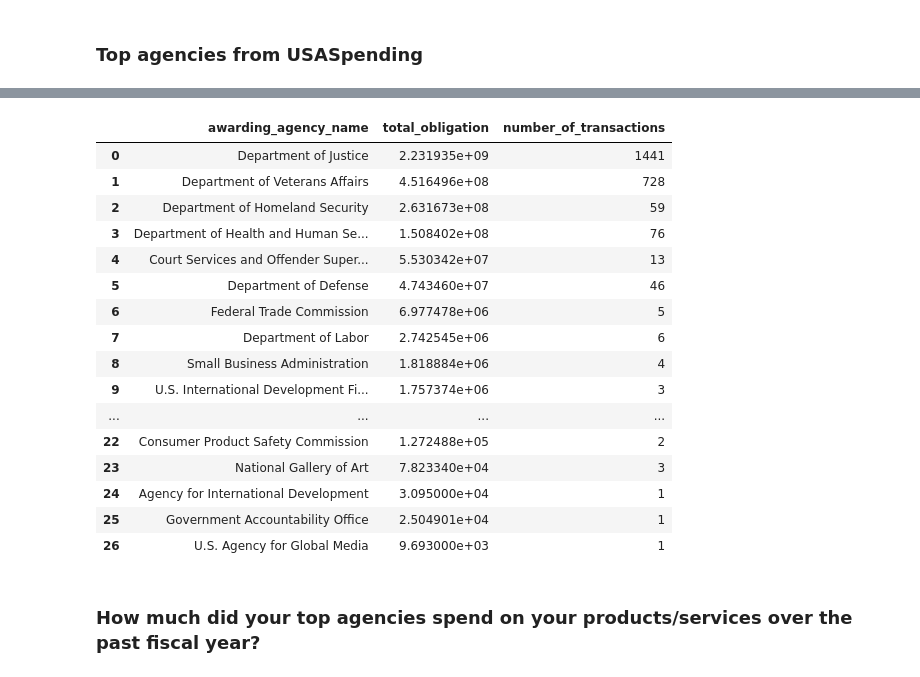
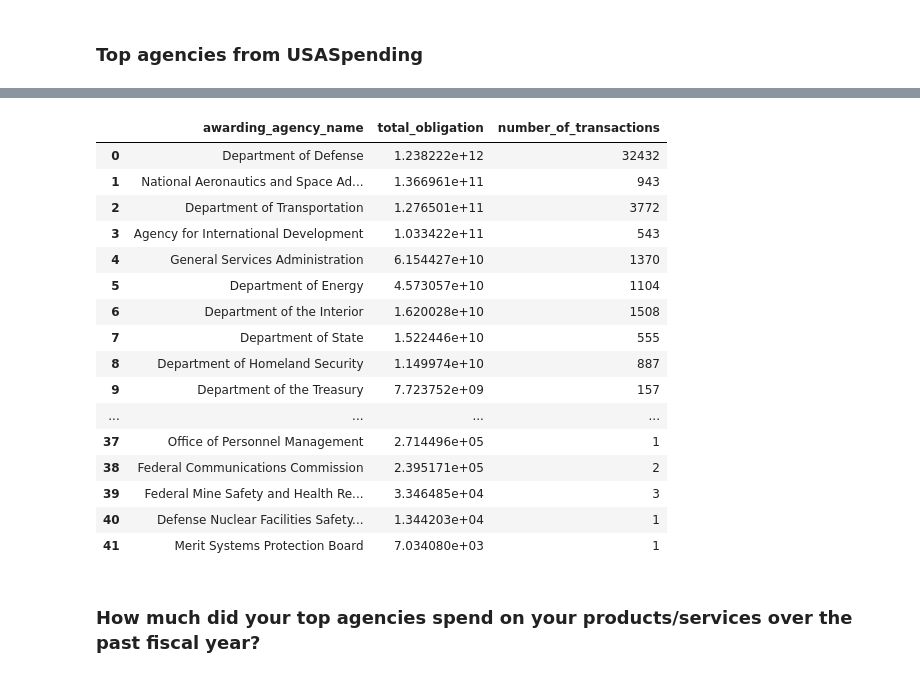
Before and after one commit to galsaifi/apex-market-research-app, a Jupyter notebook: USASpending Analysis.ipynb, the cells around one changed output, grey strips where cells are left out. Saved outputs shown, nothing was run; the diff lists cells and outputs as text; code cells hidden in the pictures.

```diff
--- a/USASpending Analysis.ipynb
+++ b/USASpending Analysis.ipynb
@@ -3,12 +3,9 @@ import pandas as pd
 
 pd.set_option('display.max_columns', None)
 
-naics_primes = pd.read_csv('NAICS Prime Transactions.csv', low_memory=False)
-naics_subs = pd.read_csv('NAICS Sub Transactions.csv', low_memory=False)
-psc_primes = pd.read_csv('PSC Prime Transactions.csv', low_memory=False)
-psc_subs = pd.read_csv('PSC Sub Transactions.csv', low_memory=False)
+naics_primes = pd.read_excel('NAICS_Data.xlsx')
+psc_primes = pd.read_excel('PSC_Data.xlsx')
 
 primes = pd.concat([naics_primes, psc_primes]).drop_duplicates()
-subs = pd.concat([naics_subs, psc_subs]).drop_duplicates()
 # %% [markdown]
 ### Top agencies from USASpending
@@ -15,38 +24,47 @@ subs = pd.concat([naics_subs, psc_subs]).drop_duplicates()
 # %%
-import pandasql as ps
+import duckdb
+import pandas as pd
 
-query="""
+# Clean the data
+primes['total_dollars_obligated'] = pd.to_numeric(primes['total_dollars_obligated'], errors='coerce')
+primes = primes.dropna(subset=['total_dollars_obligated'])
+
+# Query using DuckDB
+query = """
 SELECT
     awarding_agency_name,
     SUM(total_dollars_obligated) AS total_obligation,
     COUNT(*) AS number_of_transactions
 FROM primes
 WHERE awarding_agency_name IS NOT NULL
 GROUP BY awarding_agency_name
 ORDER BY total_obligation DESC, number_of_transactions DESC
 """
 
-top_agencies = ps.sqldf(query, locals())
-top_agencies.to_excel('top_agencies.xlsx', index=False)
+# Run the query
+top_agencies = duckdb.query(query).df()
+
+# Save to Excel
+# top_agencies.to_excel('top_agencies.xlsx', index=False)
 top_agencies
 # %% [output]
 |  | awarding_agency_name | total_obligation | number_of_transactions |
-| 0 | Department of Justice | 2.231935e+09 | 1441 |
-| 1 | Department of Veterans Affairs | 4.516496e+08 | 728 |
-| 2 | Department of Homeland Security | 2.631673e+08 | 59 |
-| 3 | Department of Health and Human Se... | 1.508402e+08 | 76 |
-| 4 | Court Services and Offender Super... | 5.530342e+07 | 13 |
-| 5 | Department of Defense | 4.743460e+07 | 46 |
-| 6 | Federal Trade Commission | 6.977478e+06 | 5 |
-| 7 | Department of Labor | 2.742545e+06 | 6 |
-| 8 | Small Business Administration | 1.818884e+06 | 4 |
-| 9 | U.S. International Development Fi... | 1.757374e+06 | 3 |
+| 0 | Department of Defense | 1.238222e+12 | 32432 |
+| 1 | National Aeronautics and Space Ad... | 1.366961e+11 | 943 |
+| 2 | Department of Transportation | 1.276501e+11 | 3772 |
+| 3 | Agency for International Development | 1.033422e+11 | 543 |
+| 4 | General Services Administration | 6.154427e+10 | 1370 |
+| 5 | Department of Energy | 4.573057e+10 | 1104 |
+| 6 | Department of the Interior | 1.620028e+10 | 1508 |
+| 7 | Department of State | 1.522446e+10 | 555 |
+| 8 | Department of Homeland Security | 1.149974e+10 | 887 |
+| 9 | Department of the Treasury | 7.723752e+09 | 157 |
 | ... | ... | ... | ... |
-| 22 | Consumer Product Safety Commission | 1.272488e+05 | 2 |
-| 23 | National Gallery of Art | 7.823340e+04 | 3 |
-| 24 | Agency for International Development | 3.095000e+04 | 1 |
-| 25 | Government Accountability Office | 2.504901e+04 | 1 |
-| 26 | U.S. Agency for Global Media | 9.693000e+03 | 1 |
+| 37 | Office of Personnel Management | 2.714496e+05 | 1 |
+| 38 | Federal Communications Commission | 2.395171e+05 | 2 |
+| 39 | Federal Mine Safety and Health Re... | 3.346485e+04 | 3 |
+| 40 | Defense Nuclear Facilities Safety... | 1.344203e+04 | 1 |
+| 41 | Merit Systems Protection Board | 7.034080e+03 | 1 |
 # %% [markdown]
 ### How much did your top agencies spend on your products/services over the past fiscal year?
 # %%
```
Also changed, not shown: parts of 1 cell of this notebook.
